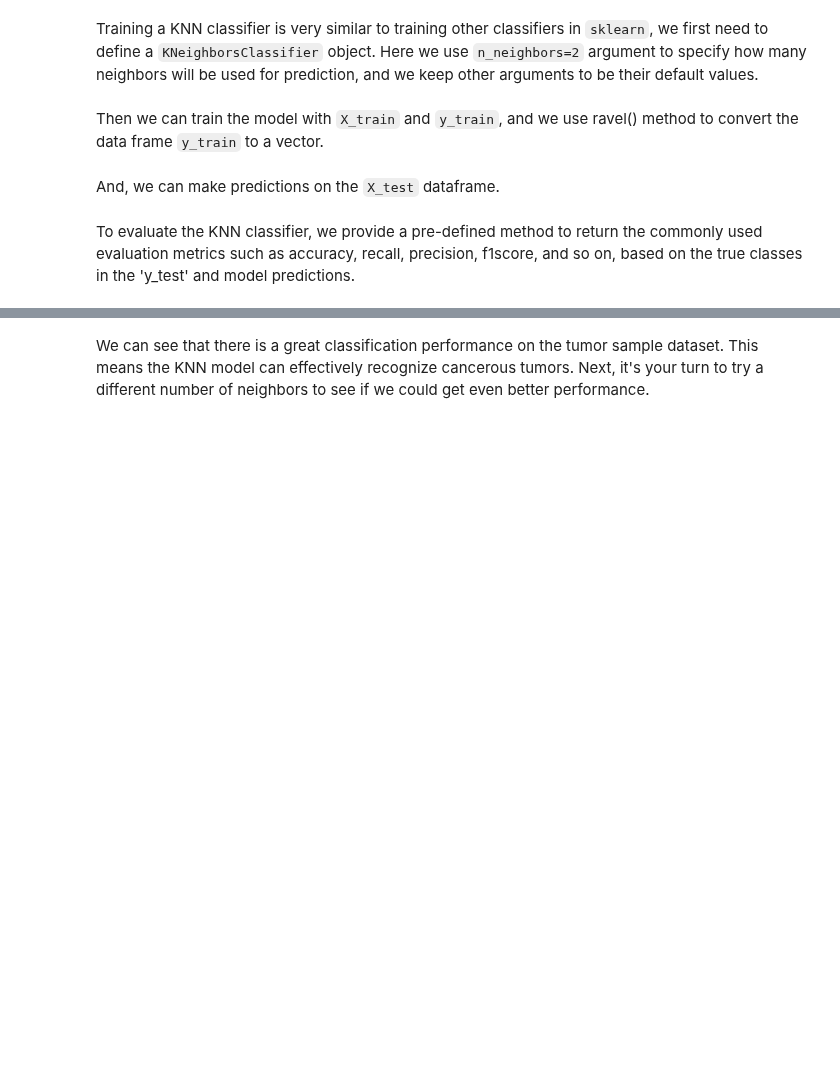
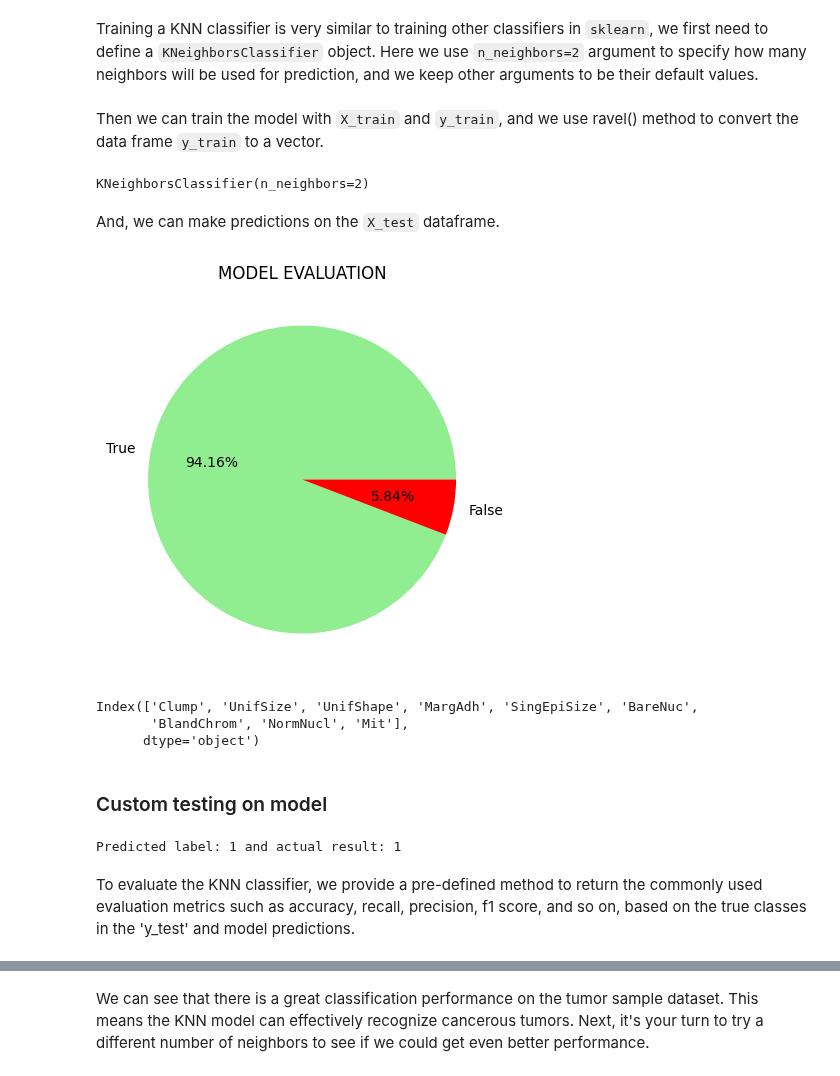
Before and after one commit to htetaunglynn94/coursera, a Jupyter notebook: ibm_ml_series/supervised_ml_classification/module_2/plab_knn.ipynb, the cells around one changed output, grey strips where cells are left out. Cells and saved outputs as stored; diff of their text form; code cells hidden in the pictures; blank space fills up the shorter version.

```diff
--- a/ibm_ml_series/supervised_ml_classification/module_2/plab_knn.ipynb
+++ b/ibm_ml_series/supervised_ml_classification/module_2/plab_knn.ipynb
@@ -68,4 +87,4 @@ Each observation in this dataset contains lab test results about a tumor sample,
 Then, let's split the dataset into input `X` and output `y`:
 # %%
 X = tumor_df.iloc[:, :-1]
-y = tumor_df.iloc[:, -1:]
+y = tumor_df.iloc[:, -1]
@@ -99,13 +152,45 @@ knn_model = KNeighborsClassifier(n_neighbors=2)
+# %%
+knn = KNeighborsClassifier(n_neighbors=2)
 # %% [markdown]
 Then we can train the model with `X_train` and `y_train`, and we use ravel() method to convert the data frame `y_train` to a vector.
 # %%
-knn_model.fit(X_train, y_train.values.ravel())
+knn.fit(X_train, y_train.values.ravel())
+# %% [output]
+KNeighborsClassifier(n_neighbors=2)
 # %% [markdown]
 And, we can make predictions on the `X_test` dataframe.
 # %%
-preds = knn_model.predict(X_test)
+preds = knn.predict(X_test)
+# %%
+def evaluation_check(test, pred):
+    df = pd.DataFrame({'test_data': test, 'pred_data': pred})
+    df['compare'] = (df['test_data'] == df['pred_data']).astype(bool)
+    _, ax = plt.subplots(figsize=(5,5))
+    df['compare'].value_counts().plot.pie(autopct='%1.2f%%', labels=['True', 'False'], colors=['lightgreen', 'red'])
+    ax.set(title='MODEL EVALUATION', ylabel='')
+    plt.show()
+    # return df
+
+evaluation_check(y_test, preds)
+# %% [output]
+[figure, added]
+# %%
+X_train.columns
+# %% [output]
+Index(['Clump', 'UnifSize', 'UnifShape', 'MargAdh', 'SingEpiSize', 'BareNuc',
+       'BlandChrom', 'NormNucl', 'Mit'],
+      dtype='object')
+# %% [markdown]
+### Custom testing on model
+# %%
+dtrain = X_test.sample(1)
+dtest = y_test[dtrain.index].values
+
+print("Predicted label:", knn.predict(dtrain)[0], 'and actual result:', dtest[0])
+# %% [output]
+Predicted label: 1 and actual result: 1
 # %% [markdown]
-To evaluate the KNN classifier, we provide a pre-defined method to return the commonly used evaluation metrics such as accuracy, recall, precision, f1score, and so on, based on the true classes in the 'y_test' and model predictions.
+To evaluate the KNN classifier, we provide a pre-defined method to return the commonly used evaluation metrics such as accuracy, recall, precision, f1 score, and so on, based on the true classes in the 'y_test' and model predictions.
 # %%
 def evaluate_metrics(yt, yp):
     results_pos = {}
```
Also changed, not shown: parts of 19 cells of this notebook.
